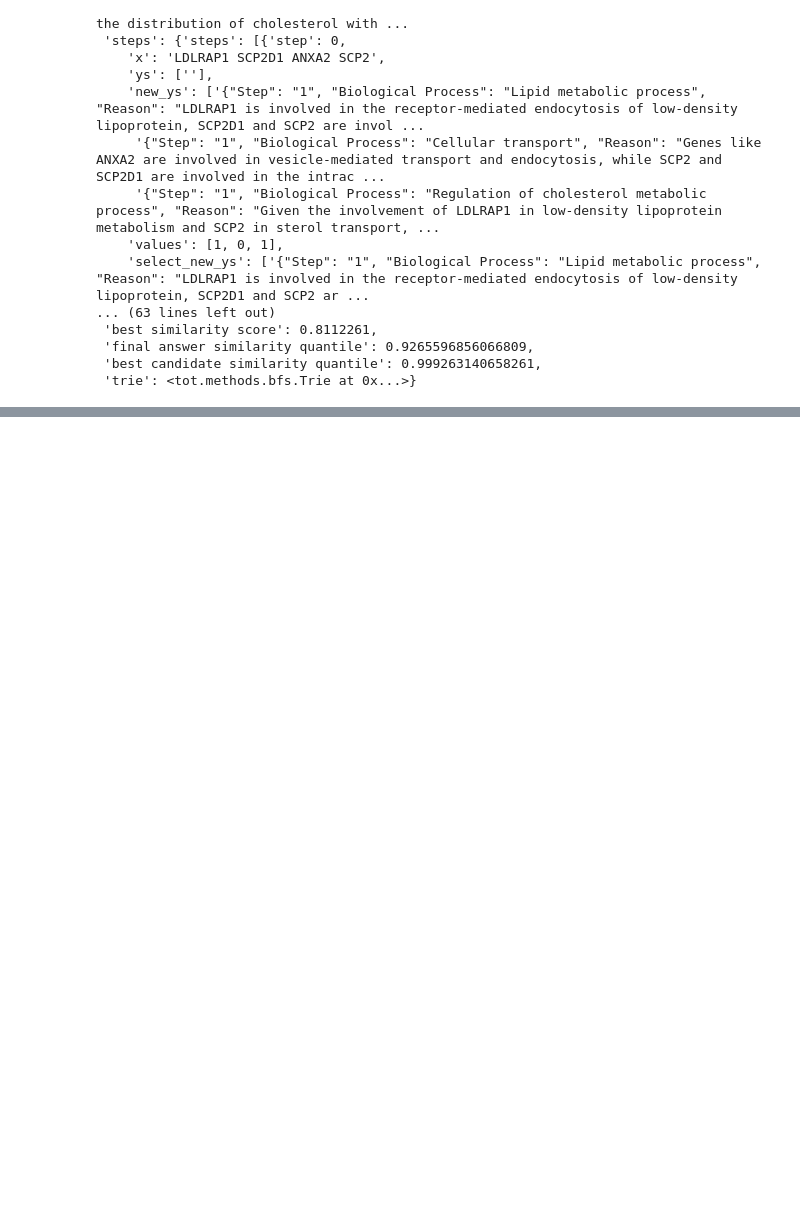
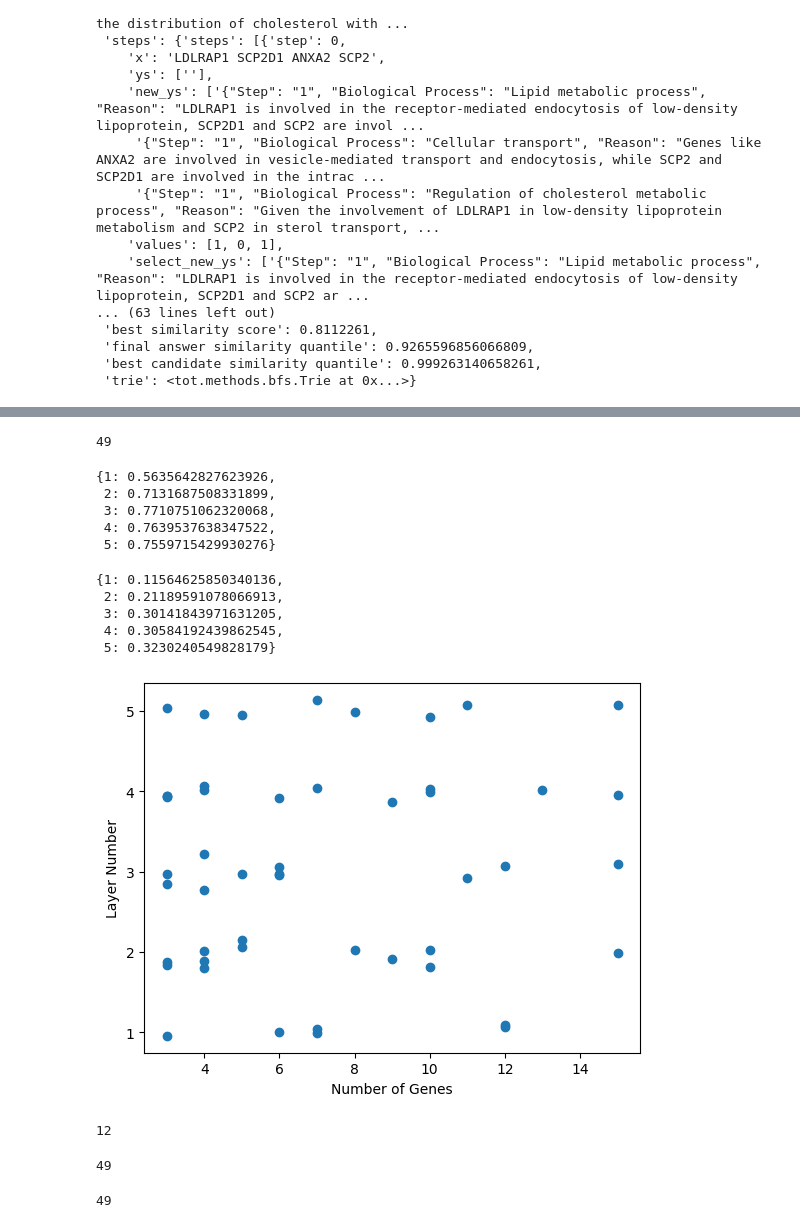
Before and after one commit to xocelyk/tot-gene-sets, a Jupyter notebook: start.ipynb, the cells around one changed output, grey strips where cells are left out. Drawn from its saved outputs; the diff is of its cells as text; code cells hidden in the pictures; blank space fills up the shorter version.

```diff
--- a/start.ipynb
+++ b/start.ipynb
@@ -389,0 +604,71 @@ IndexError: list index out of range
+# %%
+len(tot_data_by_layer.keys())
+# %% [output]
+49
+# %%
+quantiles_by_layer = {}
+for idx, example_dic in tot_data_by_layer.items():
+    for layer_num, terms in example_dic['layers'].items():
+        for term, term_dic in terms.items():
+            quantile = term_dic['similarity quantile']
+            if layer_num not in quantiles_by_layer.keys():
+                quantiles_by_layer[layer_num] = []
+            quantiles_by_layer[layer_num].append(quantile)
+# %%
+# get average quantile by layer
+avg_quantiles_by_layer = {}
+for layer_num, quantiles in quantiles_by_layer.items():
+    avg_quantiles_by_layer[layer_num] = np.mean(quantiles)
+avg_quantiles_by_layer
+# %% [output]
+{1: 0.5635642827623926,
+ 2: 0.7131687508331899,
+ 3: 0.7710751062320068,
+ 4: 0.7639537638347522,
+ 5: 0.7559715429930276}
+# %%
+proportion_quantiles_above_98_by_layer = {}
+for layer_num, quantiles in quantiles_by_layer.items():
+    proportion_quantiles_above_98_by_layer[layer_num] = (np.array(quantiles) > 0.98).mean()
+proportion_quantiles_above_98_by_layer
+# %% [output]
+{1: 0.11564625850340136,
+ 2: 0.21189591078066913,
+ 3: 0.30141843971631205,
+ 4: 0.30584192439862545,
+ 5: 0.3230240549828179}
+# %%
+# find best answer location
+best_answer_location = [] # first instance
+num_genes = []
+for idx, example_dic in tot_data_by_layer.items():
+    found = False
+    best_answer = tot_data[idx]['best candidate process']
+    for layer_num, terms in example_dic['layers'].items():
+        if found:
+            break
+        for term, term_dic in terms.items():
+            if term == example_dic['best answer']:
+                best_answer_location.append(layer_num)
+                num_genes.append(example_dic['num_genes'])
+                found = True
+                break
+# %%
+# plot best answer location by number of genes
+import matplotlib.pyplot as plt
+new_best_answer_location = [location + np.random.normal(0, 0.1) for location in best_answer_location]
+plt.scatter(num_genes, new_best_answer_location)
+plt.xlabel('Number of Genes')
+plt.ylabel('Layer Number')
+plt.show()
+# %% [output]
+[figure, added]
+# %%
+# pd.Series(num_genes).value_counts()
+len(num_genes)
+# %% [output]
+12
+# %%
+len(tot_data_by_layer)
+# %% [output]
+49
@@ -389,0 +685,4 @@ IndexError: list index out of range
+# %%
+len(final_ans_quantile)
+# %% [output]
+49
```
Also changed, not shown: parts of 25 cells of this notebook.
